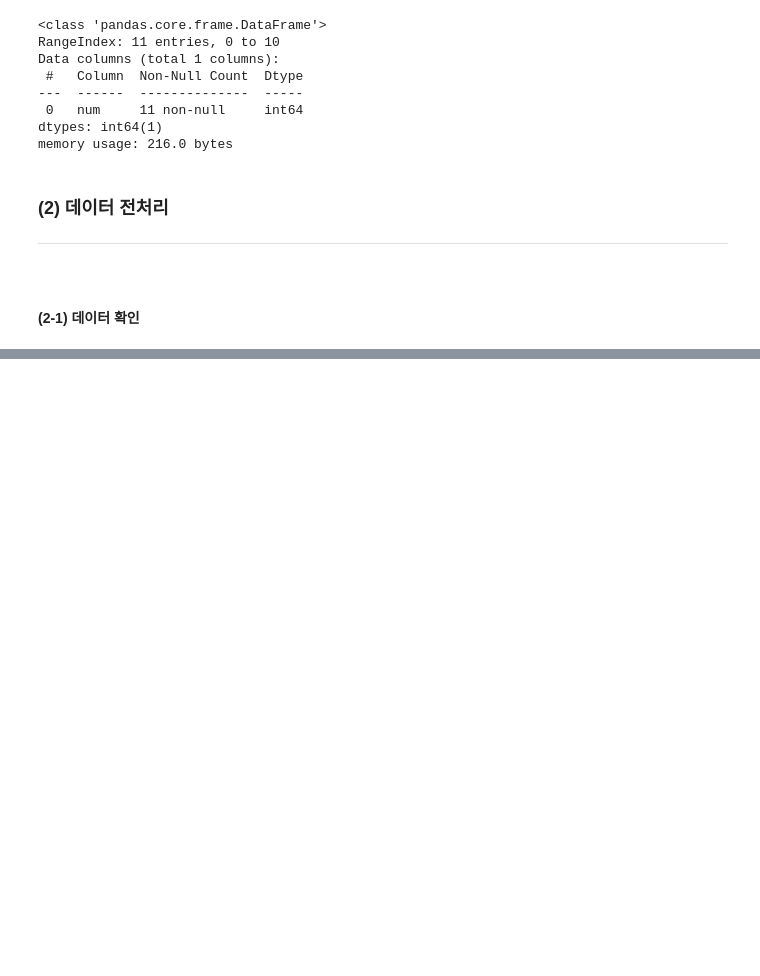
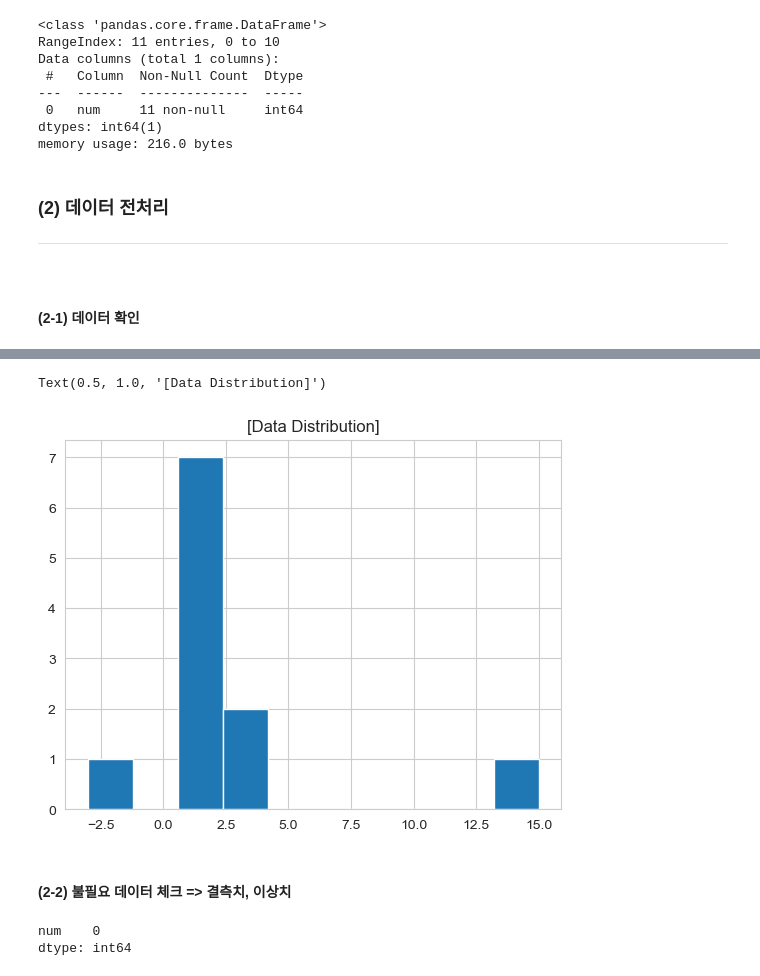
Before and after one commit to juugii-ho/KDT_9-10W_Machine-learning, a Jupyter notebook: DAY04_240228/ex_outlier.ipynb, the cells around one changed output, grey strips where cells are left out. Cells and saved outputs as stored; diff of their text form; code cells hidden in the pictures; blank space fills up the shorter version.

```diff
--- a/DAY04_240228/ex_outlier.ipynb
+++ b/DAY04_240228/ex_outlier.ipynb
@@ -34,0 +40,14 @@ memory usage: 216.0 bytes
+# %%
+plt.hist(dataDF)
+plt.title("[Data Distribution]")
+# %% [output]
+Text(0.5, 1.0, '[Data Distribution]')
+[figure, added]
+# %% [markdown]
+#### (2-2) 불필요 데이터 체크 => 결측치, 이상치
+# %%
+# 결측치
+dataDF.isnull().sum()
+# %% [output]
+num    0
+dtype: int64
```
Also changed, not shown: parts of 13 cells of this notebook, 7 other files.
